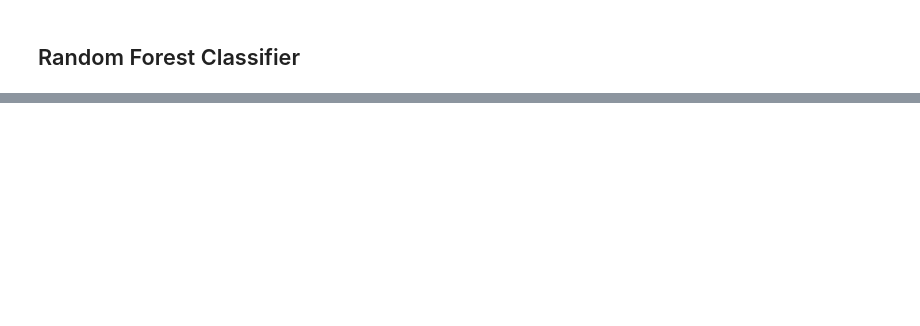
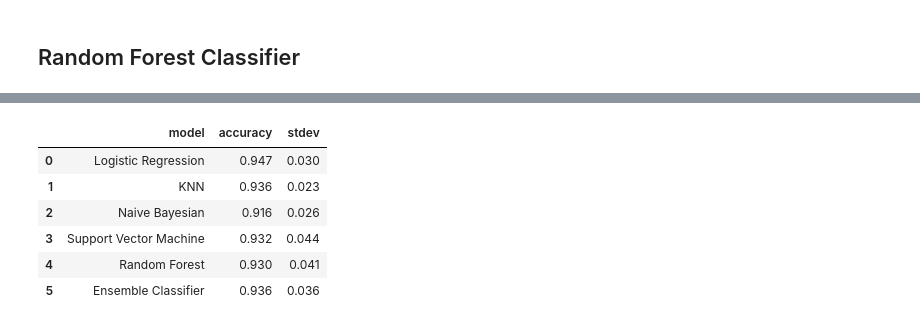
Before and after one commit to srigouri/Data-Science-Dissertation, a Jupyter notebook: BreastCancer_Classification.ipynb, the cells around one changed output, grey strips where cells are left out. Drawn from its saved outputs; the diff is of its cells as text; code cells hidden in the pictures; blank space fills up the shorter version.

```diff
--- a/BreastCancer_Classification.ipynb
+++ b/BreastCancer_Classification.ipynb
@@ -105,0 +208,3 @@ Accuracy = 0.9186046511627907
+# %%
+lr_predict = Logistic_reg.fit(X_train_pca, Y_train).predict(X_test_pca)
+confusion_matrix(Y_test, lr_predict)
@@ -105,0 +216,3 @@ Accuracy = 0.9186046511627907
+# %%
+Naive_bayes = GaussianNB()
+NB = Naive_bayes.fit(X_train_pca,Y_train)
@@ -105,0 +233,3 @@ Accuracy = 0.9186046511627907
+# %%
+nb_predict = Naive_bayes.fit(X_train_pca, Y_train).predict(X_test_pca)
+confusion_matrix(Y_test, nb_predict)
@@ -105,0 +241,7 @@ Accuracy = 0.9186046511627907
+# %%
+ensem_Clf = VotingClassifier(estimators = [('rf',randomforest), ('svc',supportvector), ('KNN',KNN), ('LR', Logistic_reg),('NB',Naive_bayes)], voting='soft')
+ensem_Clf.fit(X_train, Y_train)
+
+ensem_Clf_pred = ensem_Clf.predict(X_test)
+ensem_Clf_accu = accuracy_score(Y_test, ensem_Clf_pred)
+print('Accuracy score of the Voting ensemble model is', ensem_Clf_accu)
@@ -105,0 +257,30 @@ Accuracy = 0.9186046511627907
+# %%
+models = [
+    ("Logistic Regression", LogisticRegression()),
+    ("KNN", KNeighborsClassifier()),
+    ("Naive Bayesian", GaussianNB()),
+    ("Support Vector Machine", SVC()),
+    ("Random Forest", RandomForestClassifier()),
+    ("Ensemble Classifier",VotingClassifier(estimators = [('rf',randomforest), ('svc',supportvector), ('KNN',KNN), ('LR', Logistic_reg),('NB',Naive_bayes)], voting='soft'))]
+
+names = []
+cv_mean = []
+cv_std = []
+scoring = "accuracy"
+for name, model in models:
+    kfold = KFold(n_splits=10)
+    cv_results = cross_val_score(model, X_train_pca, Y_train, cv=kfold, scoring=scoring)
+    names.append(name)
+    cv_mean.append(cv_results.mean())
+    cv_std.append(cv_results.std())
+
+model_results = pd.DataFrame(list(zip(names, cv_mean, cv_std)), columns=['model', 'accuracy', 'stdev'])
+model_results.round(3)
+# %% [output]
+|  | model | accuracy | stdev |
+| 0 | Logistic Regression | 0.947 | 0.030 |
+| 1 | KNN | 0.936 | 0.023 |
+| 2 | Naive Bayesian | 0.916 | 0.026 |
+| 3 | Support Vector Machine | 0.932 | 0.044 |
+| 4 | Random Forest | 0.930 | 0.041 |
+| 5 | Ensemble Classifier | 0.936 | 0.036 |
```
Also changed, not shown: parts of 44 cells of this notebook.
